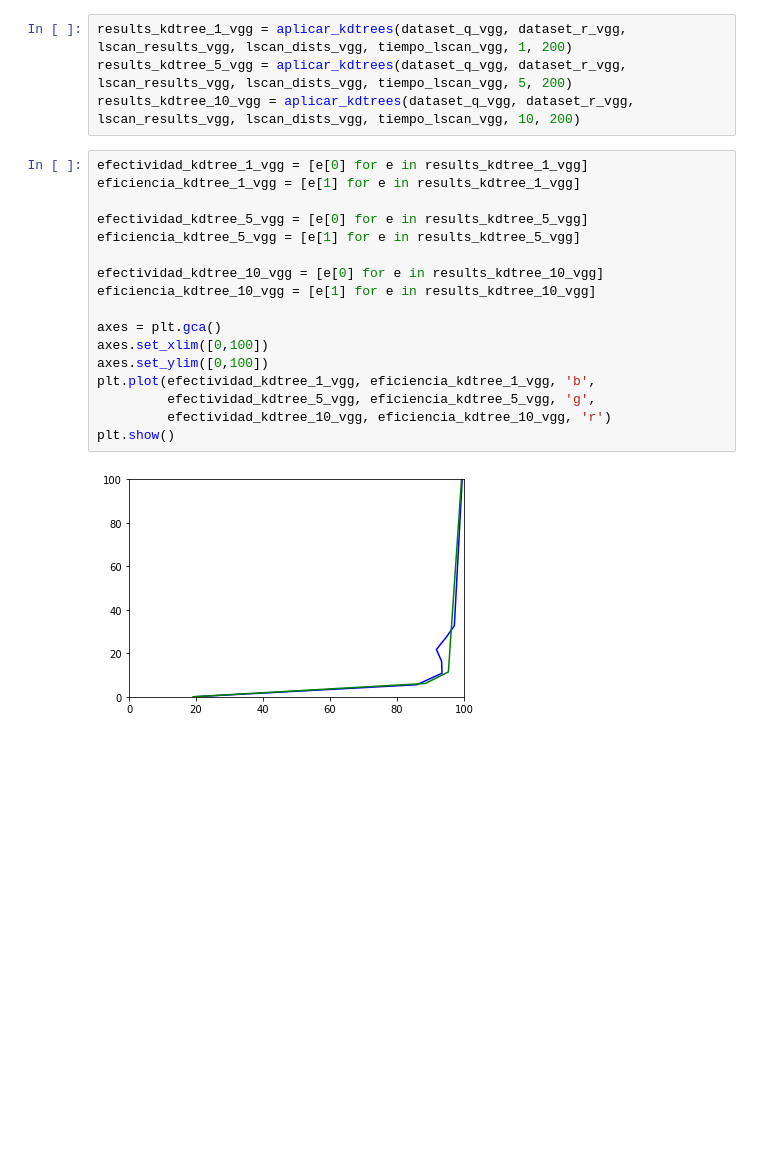
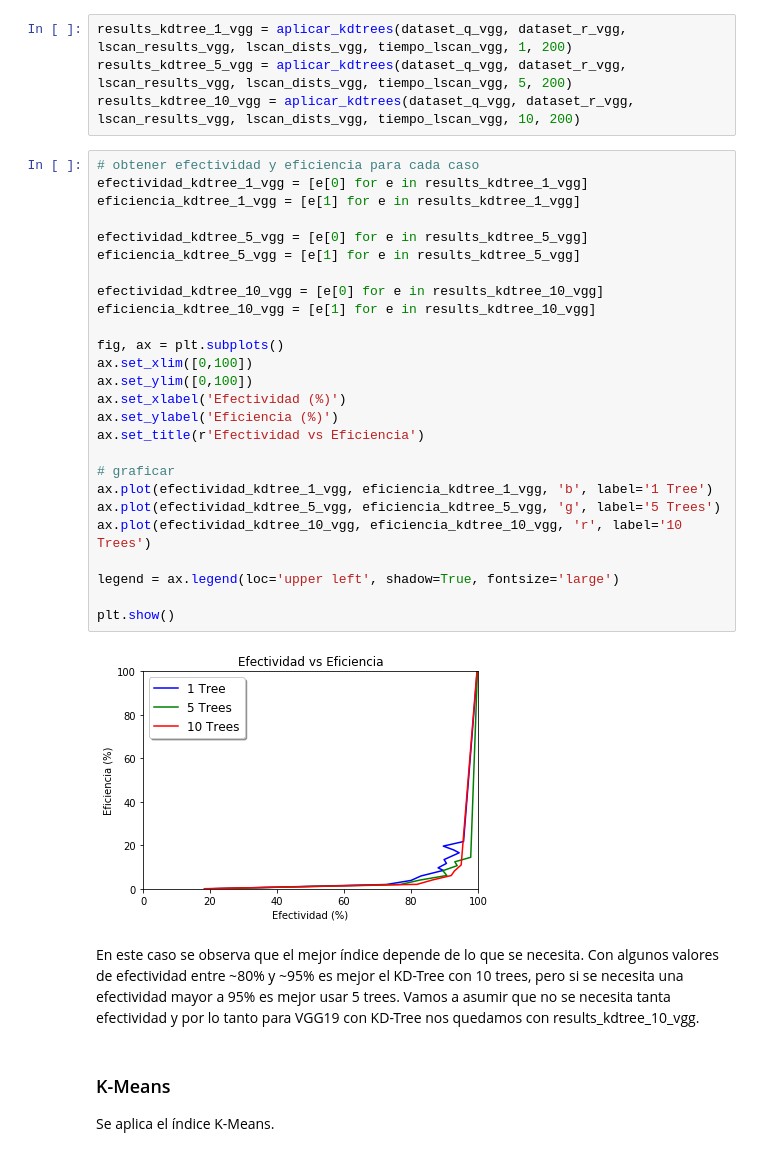
Before and after one commit to pbelmonte/rim-tarea-2, a Jupyter notebook: Tarea-2.ipynb, the cells around one changed output. Drawn from its saved outputs; the diff is of its cells as text; blank space fills up the shorter version.

```diff
--- a/Tarea-2.ipynb
+++ b/Tarea-2.ipynb
@@ -219,21 +290,35 @@ results_kdtree_1_vgg = aplicar_kdtrees(dataset_q_vgg, dataset_r_vgg, lscan_resul
 results_kdtree_5_vgg = aplicar_kdtrees(dataset_q_vgg, dataset_r_vgg, lscan_results_vgg, lscan_dists_vgg, tiempo_lscan_vgg, 5, 200)
 results_kdtree_10_vgg = aplicar_kdtrees(dataset_q_vgg, dataset_r_vgg, lscan_results_vgg, lscan_dists_vgg, tiempo_lscan_vgg, 10, 200)
 # %%
+# obtener efectividad y eficiencia para cada caso
 efectividad_kdtree_1_vgg = [e[0] for e in results_kdtree_1_vgg]
 eficiencia_kdtree_1_vgg = [e[1] for e in results_kdtree_1_vgg]
 
 efectividad_kdtree_5_vgg = [e[0] for e in results_kdtree_5_vgg]
 eficiencia_kdtree_5_vgg = [e[1] for e in results_kdtree_5_vgg]
 
 efectividad_kdtree_10_vgg = [e[0] for e in results_kdtree_10_vgg]
 eficiencia_kdtree_10_vgg = [e[1] for e in results_kdtree_10_vgg]
 
-axes = plt.gca()
-axes.set_xlim([0,100])
-axes.set_ylim([0,100])
-plt.plot(efectividad_kdtree_1_vgg, eficiencia_kdtree_1_vgg, 'b',
-         efectividad_kdtree_5_vgg, eficiencia_kdtree_5_vgg, 'g',
-         efectividad_kdtree_10_vgg, eficiencia_kdtree_10_vgg, 'r')
+fig, ax = plt.subplots()
+ax.set_xlim([0,100])
+ax.set_ylim([0,100])
+ax.set_xlabel('Efectividad (%)')
+ax.set_ylabel('Eficiencia (%)')
+ax.set_title(r'Efectividad vs Eficiencia')
+
+# graficar
+ax.plot(efectividad_kdtree_1_vgg, eficiencia_kdtree_1_vgg, 'b', label='1 Tree')
+ax.plot(efectividad_kdtree_5_vgg, eficiencia_kdtree_5_vgg, 'g', label='5 Trees')
+ax.plot(efectividad_kdtree_10_vgg, eficiencia_kdtree_10_vgg, 'r', label='10 Trees')
+
+legend = ax.legend(loc='upper left', shadow=True, fontsize='large')
+
 plt.show()
 # %% [output]
-[figure, old version]
+[figure, new version]
+# %% [markdown]
+En este caso se observa que el mejor índice depende de lo que se necesita. Con algunos valores de efectividad entre ~80% y ~95% es mejor el KD-Tree con 10 trees, pero si se necesita una efectividad mayor a 95% es mejor usar 5 trees. Vamos a asumir que no se necesita tanta efectividad y por lo tanto para VGG19 con KD-Tree nos quedamos con results_kdtree_10_vgg.
+# %% [markdown]
+### K-Means
+Se aplica el índice K-Means.
```
Also changed, not shown: parts of 30 cells of this notebook.
